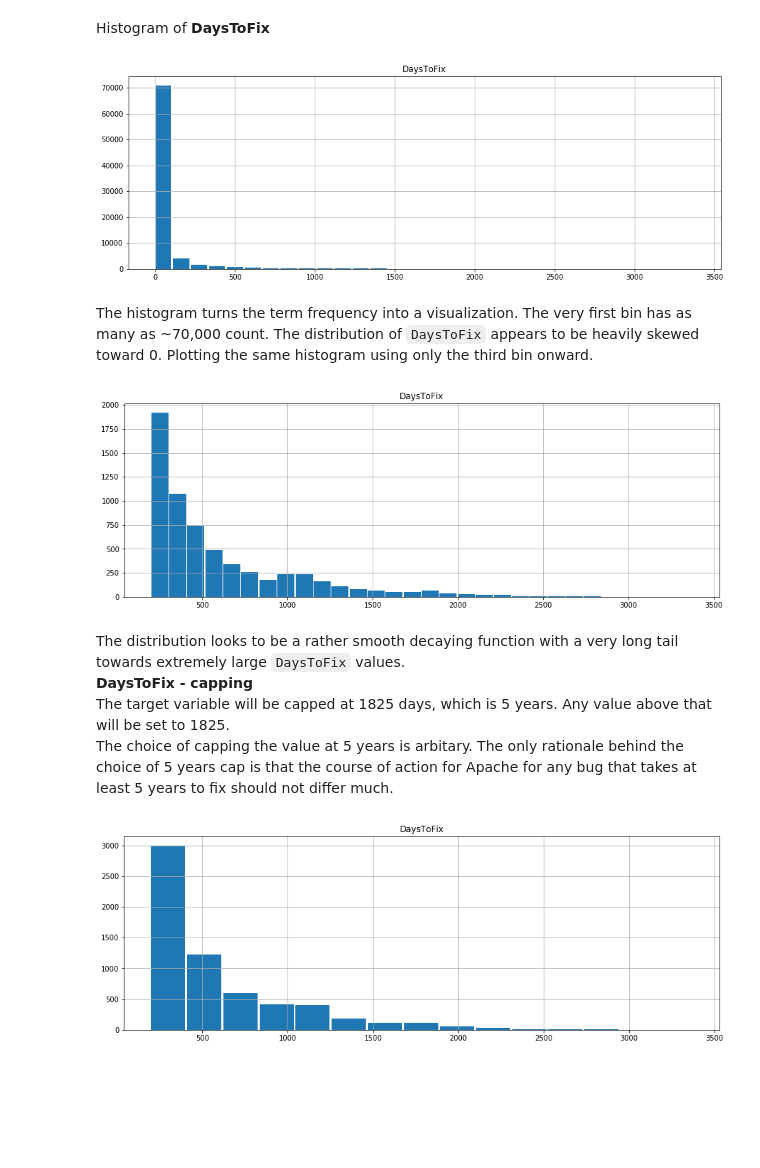
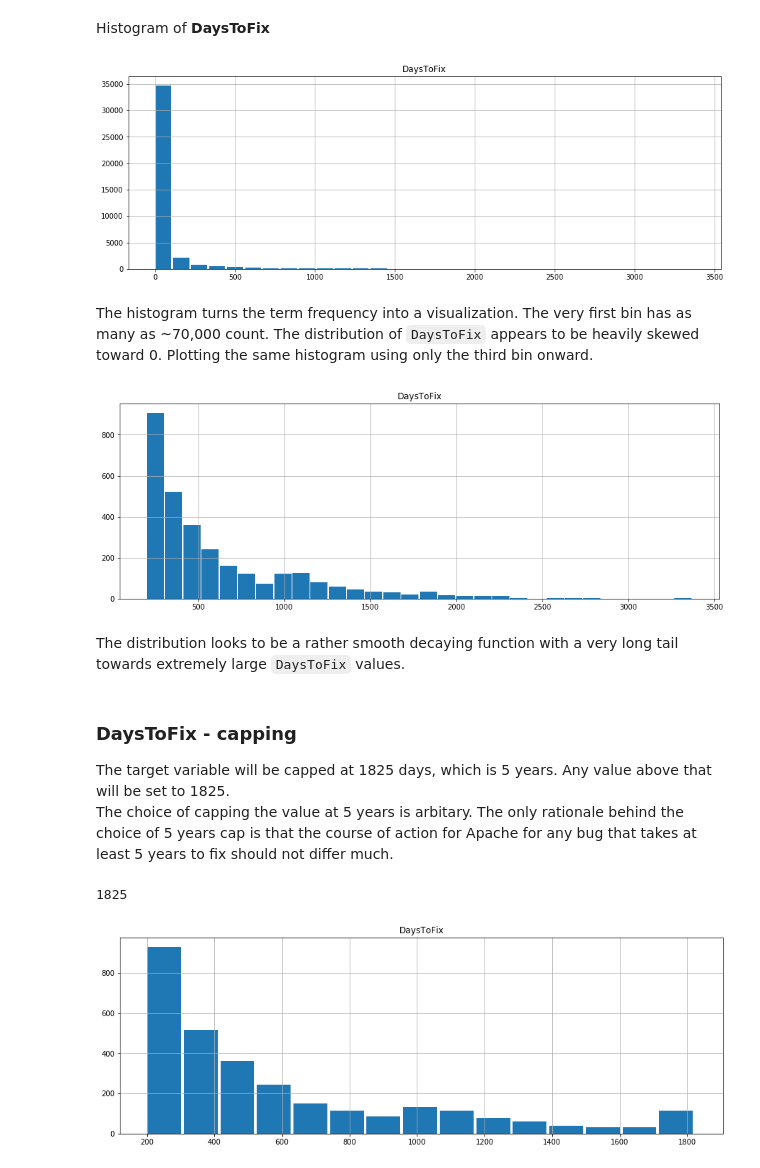
Before and after one commit to winnawat/bugfixtime, a Jupyter notebook: bugfixtime.ipynb, the cells around one changed output. Cells and saved outputs as stored; diff of their text form; code cells hidden in the pictures; blank space fills up the shorter version.

Commit message:
notebook - train validation test step

```diff
--- a/bugfixtime.ipynb
+++ b/bugfixtime.ipynb
@@ -205,7 +227,7 @@ bugsdf["DaysToFix"] = bugsdf["DaysToFix"].apply(lambda x: x.days)
 ### Feature engineering - components
 The feature "Components" may have a significant impact on the number of days taken to fix the bugs. However, there are a lot of NaNs in the column. As such, a new feature called `HasComponents` has to be created. It would be a boolean value that expresses whether or not the Jira bug has components data.
 # %%
-bugsdf["HasComponents"] = bugsdf.apply(lambda x: False if pd.isnull(x["Components"]) else True, axis=1)
+bugsdf_train["HasComponents"] = bugsdf_train.apply(lambda x: False if pd.isnull(x["Components"]) else True, axis=1)
 # %% [markdown]
 Plotting `DaysToFix` by `HasComponents`
 # %%
@@ -244,10 +266,10 @@ The distribution of `DaysToFix` in bug with and without components are statistic
 ### Feature engineering - bug reporter and assignee
 Another feature that might affect `DaysToFix` would be if the bug reporter and assignee are the same person. That is, the reporter assigns the bug to him/herself. Another possibility would be that the bug is not assigned to anyone. The column will be called "AssignedTo" and it will have 3 possible values: 1. 'self' 2. 'other' 3. 'noone'.
 # %%
-bugsdf["AssignedTo"] = bugsdf.apply(lambda x: 'self' if x["Reporter"] == x["Assignee"]  else ('noone' if pd.isnull(x["Assignee"]) else 'other'), axis=1)
+bugsdf_train["AssignedTo"] = bugsdf_train.apply(lambda x: 'self' if x["Reporter"] == x["Assignee"]  else ('noone' if pd.isnull(x["Assignee"]) else 'other'), axis=1)
 
 # verifying the column values
-bugsdf.loc[15:25,["Reporter", "Assignee", "AssignedTo"]]
+bugsdf_train.loc[15:25,["Reporter", "Assignee", "AssignedTo"]]
 # %% [output]
 |  | Reporter | Assignee | AssignedTo |
 | 15 | ittayd | lacton | other |
@@ -307,9 +330,9 @@ def get_wordbag(top_words):
 # %%
 # using the function above to generate space separated strings from both TopWords columns to get a word bag
 t1 = time.time()
-bugsdf["WordBag"] = bugsdf.apply(lambda x: get_wordbag(x["SummaryTopWords"]) + " " + get_wordbag(x["DescriptionTopWords"]), axis=1)
+bugsdf_train["WordBag"] = bugsdf_train.apply(lambda x: get_wordbag(x["SummaryTopWords"]) + " " + get_wordbag(x["DescriptionTopWords"]), axis=1)
 t2 = time.time()
 
 print("time taken to generate word bag: %0.2f" % (t2-t1))
-bugsdf["WordBag"][0:10]
+bugsdf_train["WordBag"][0:10]
 # %% [output]
@@ -343,25 +366,28 @@ value median: 5
 # %% [markdown]
 Histogram of **DaysToFix**
 # %%
-bugsdf.hist(column="DaysToFix", bins=30, figsize=(15,5), width=100);
+bugsdf_train.hist(column="DaysToFix", bins=30, figsize=(15,5), width=100);
 # %% [output]
-[figure, old version]
+[figure, new version]
 # %% [markdown]
 The histogram turns the term frequency into a visualization. The very first bin has as many as ~70,000 count. The distribution of `DaysToFix` appears to be heavily skewed toward 0. Plotting the same histogram using only the third bin onward.
 # %%
-bugsdf[bugsdf["DaysToFix"] > 200].hist(column="DaysToFix", bins=30, figsize=(15,5), width=100);
+bugsdf_train[bugsdf_train["DaysToFix"] > 200].hist(column="DaysToFix", bins=30, figsize=(15,5), width=100);
 # %% [output]
-[figure, old version]
+[figure, new version]
+# %% [markdown]
+The distribution looks to be a rather smooth decaying function with a very long tail towards extremely large `DaysToFix` values.
 # %% [markdown]
-The distribution looks to be a rather smooth decaying function with a very long tail towards extremely large `DaysToFix` values.
-**DaysToFix - capping**
+### DaysToFix - capping
 The target variable will be capped at 1825 days, which is 5 years. Any value above that will be set to 1825.
 The choice of capping the value at 5 years is arbitary. The only rationale behind the choice of 5 years cap is that the course of action for Apache for any bug that takes at least 5 years to fix should not differ much.
 # %%
 # capping
-bugsdf["DaysToFix"] = bugsdf["DaysToFix"].apply(lambda x: x if x <= 1825 else 1825)
-bugsdf["DaysToFix"].max()
+bugsdf_train["DaysToFix"] = bugsdf_train["DaysToFix"].apply(lambda x: x if x <= 1825 else 1825)
+bugsdf_train["DaysToFix"].max()
+# %% [output]
+1825
 # %%
-bugsdf[bugsdf["DaysToFix"] > 200].hist(column="DaysToFix", bins=15, figsize=(15,5), width=200);
+bugsdf_train[bugsdf_train["DaysToFix"] > 200].hist(column="DaysToFix", bins=15, figsize=(15,5), width=100);
 # %% [output]
-[figure, old version]
+[figure, new version]
```
Also changed, not shown: parts of 25 cells of this notebook.
